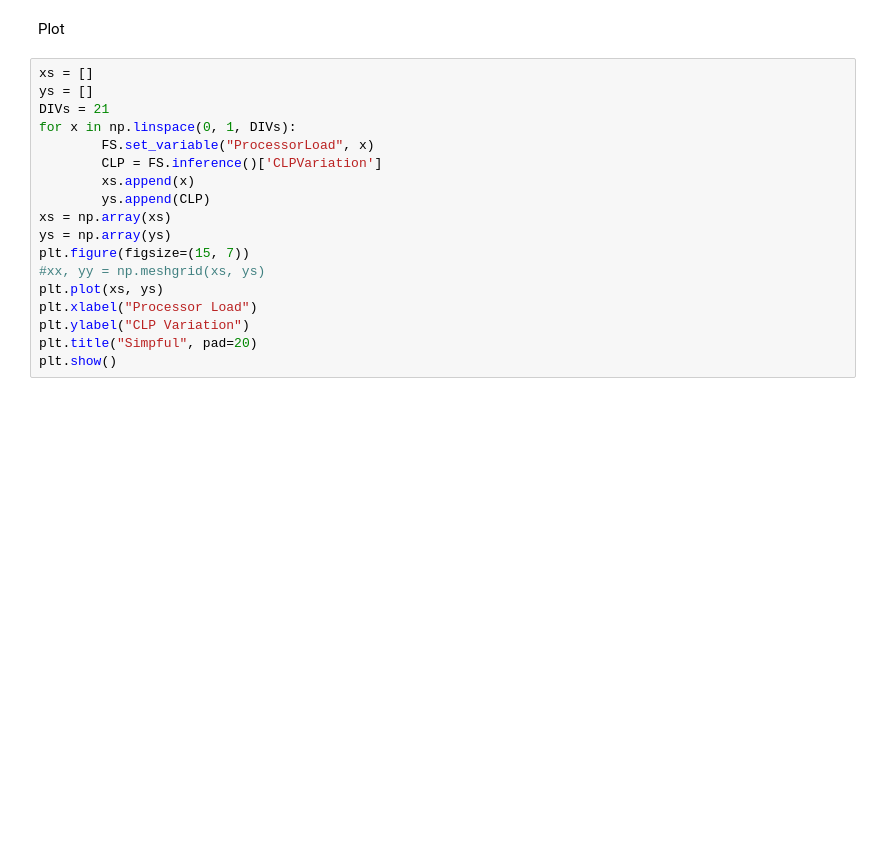
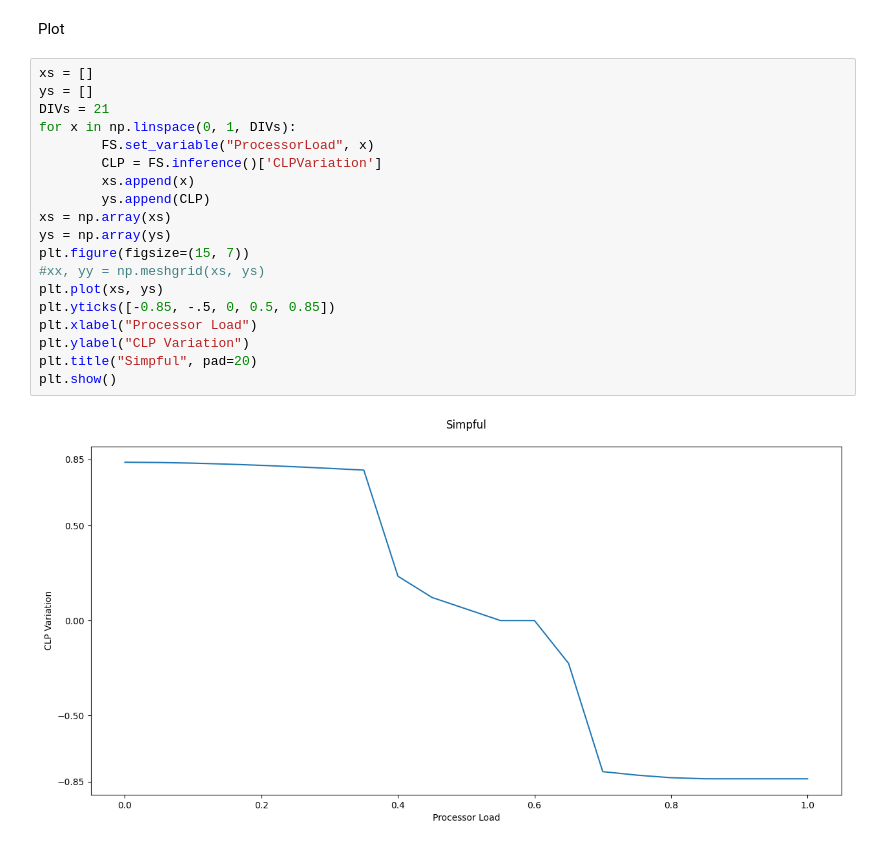
Before and after one commit to RodsCoimbra/Cinte, a Jupyter notebook: Projeto/Projeto2.ipynb, the cells around one changed output. Drawn from its saved outputs; the diff is of its cells as text; blank space fills up the shorter version.

```diff
--- a/Projeto/Projeto2.ipynb
+++ b/Projeto/Projeto2.ipynb
@@ -107,21 +164,24 @@ Plot
 # %%
 xs = []
 ys = []
 DIVs = 21
 for x in np.linspace(0, 1, DIVs):
         FS.set_variable("ProcessorLoad", x)
         CLP = FS.inference()['CLPVariation']
         xs.append(x)
         ys.append(CLP)
 xs = np.array(xs)
 ys = np.array(ys)
 plt.figure(figsize=(15, 7))
 #xx, yy = np.meshgrid(xs, ys)
 plt.plot(xs, ys)
+plt.yticks([-0.85, -.5, 0, 0.5, 0.85])
 plt.xlabel("Processor Load")
 plt.ylabel("CLP Variation")
 plt.title("Simpful", pad=20)
 plt.show()
+# %% [output]
+[figure, added]
 # %%
 xs = []
 ys = []
```
Also changed, not shown: parts of 11 cells of this notebook, 1 other file.
